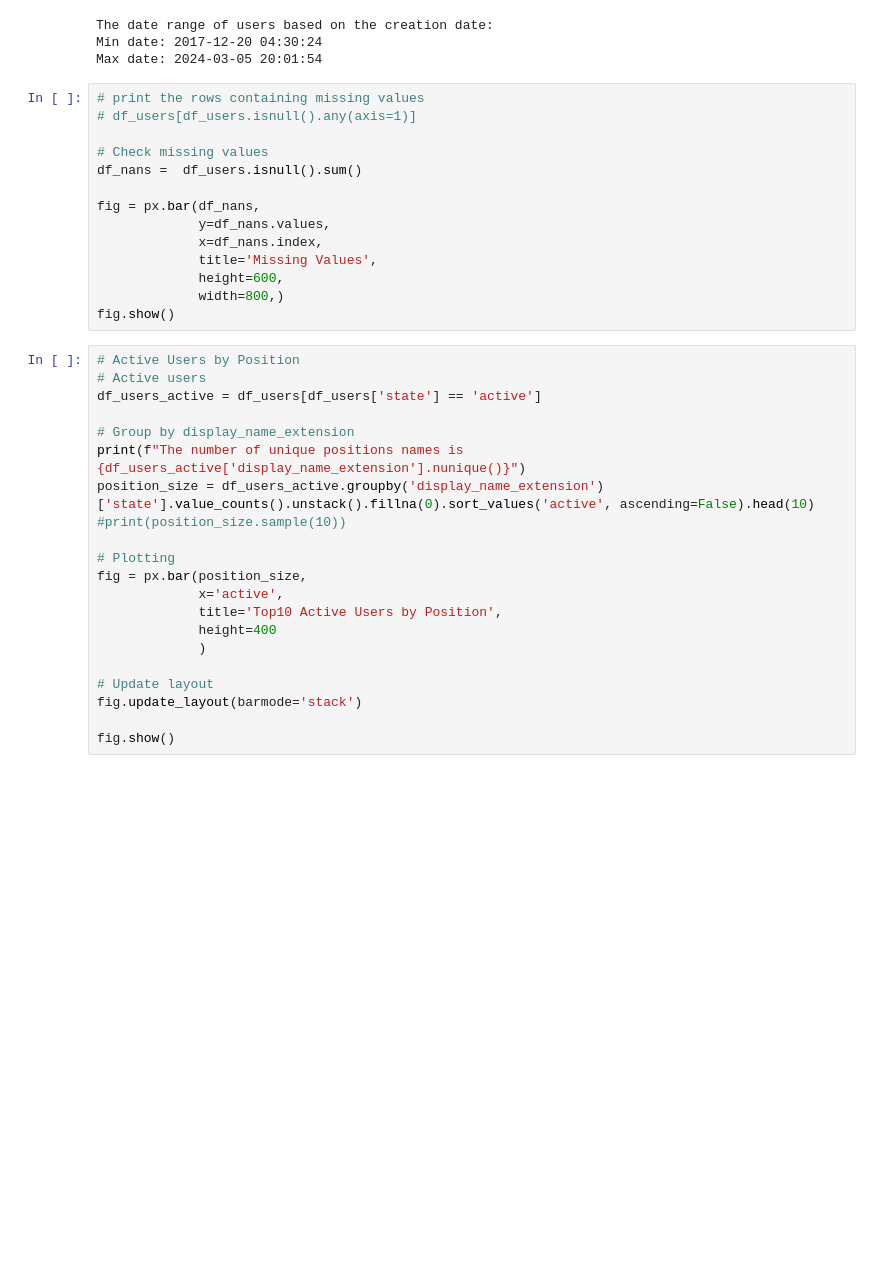
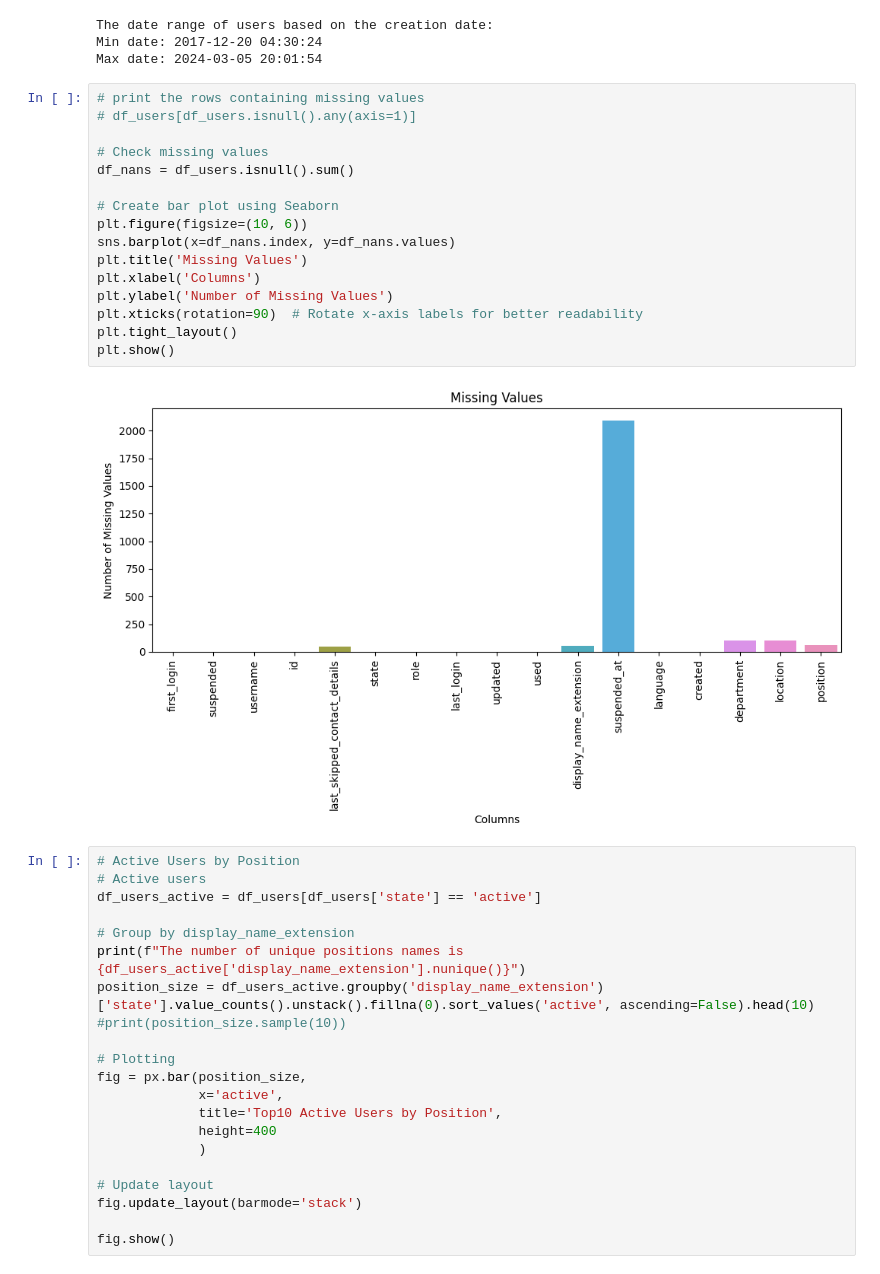
Before and after one commit to edupache/thesis_GenAI, a Jupyter notebook: EDA/EDA_users_datasets.ipynb, the cells around one changed output. Cells and saved outputs as stored; diff of their text form; blank space fills up the shorter version.

```diff
--- a/EDA/EDA_users_datasets.ipynb
+++ b/EDA/EDA_users_datasets.ipynb
@@ -164,17 +160,21 @@ Max date: 2024-03-05 20:01:54
 # %%
 # print the rows containing missing values
 # df_users[df_users.isnull().any(axis=1)]
 
 # Check missing values
-df_nans =  df_users.isnull().sum()
+df_nans = df_users.isnull().sum()
 
-fig = px.bar(df_nans,
-             y=df_nans.values,
-             x=df_nans.index,
-             title='Missing Values',
-             height=600,
-             width=800,)
-fig.show()
+# Create bar plot using Seaborn
+plt.figure(figsize=(10, 6))
+sns.barplot(x=df_nans.index, y=df_nans.values)
+plt.title('Missing Values')
+plt.xlabel('Columns')
+plt.ylabel('Number of Missing Values')
+plt.xticks(rotation=90)  # Rotate x-axis labels for better readability
+plt.tight_layout()
+plt.show()
+# %% [output]
+[figure, added]
 # %%
 # Active Users by Position
 # Active users
```
Also changed, not shown: parts of 16 cells of this notebook.
